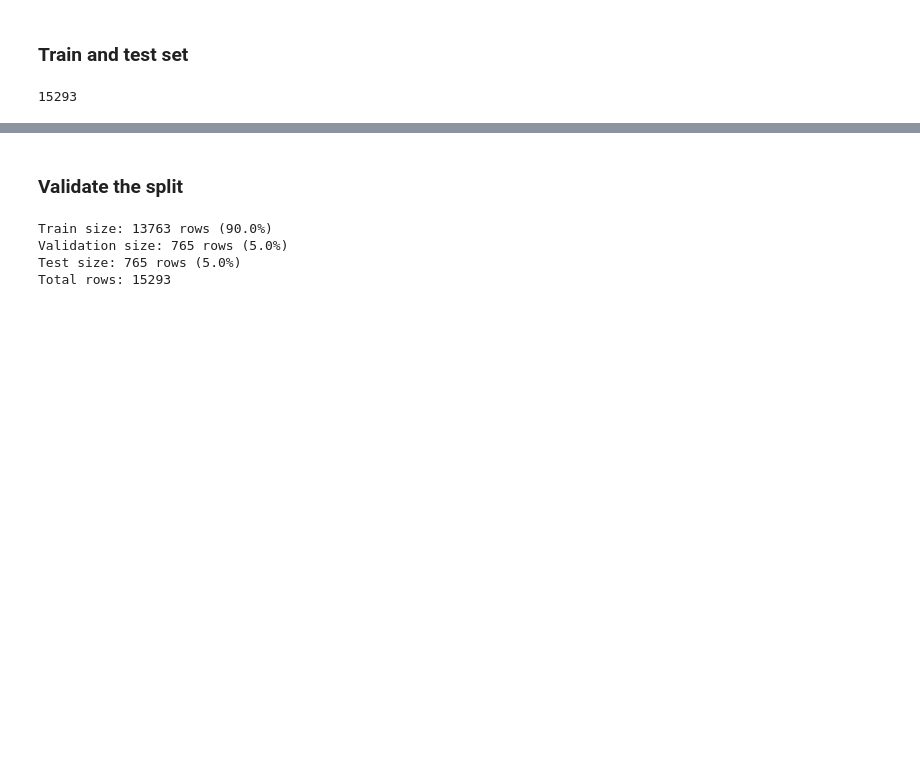
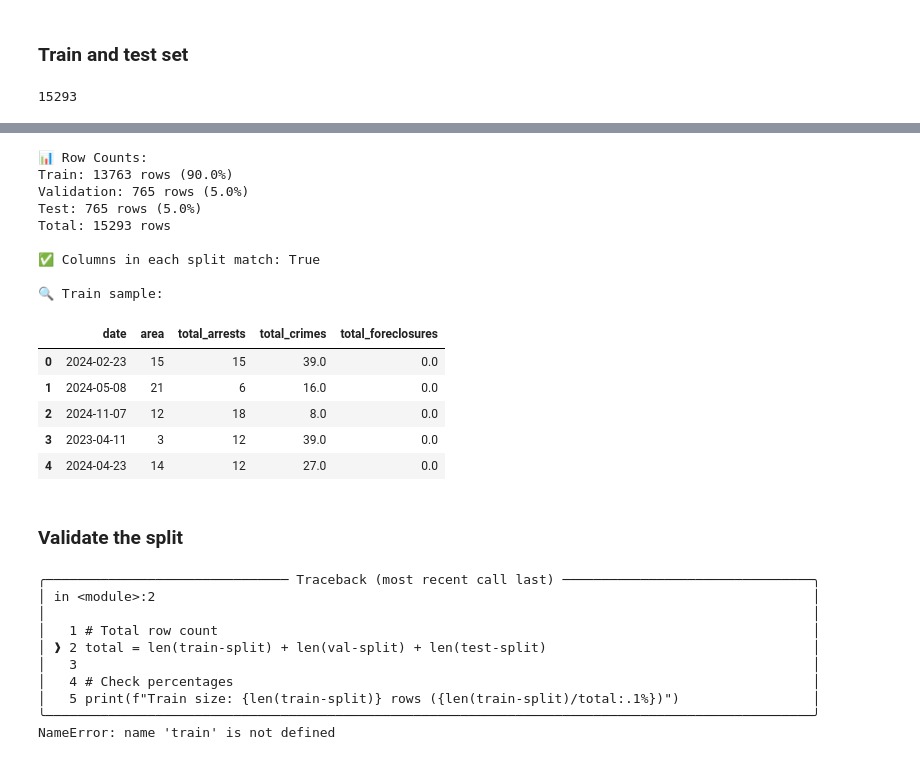
Before and after one commit to cploebell/ads-508-team-project, a Jupyter notebook: ads508_proj.ipynb, the cells around one changed output, grey strips where cells are left out. Cells and saved outputs as stored; diff of their text form; code cells hidden in the pictures; blank space fills up the shorter version.

Commit message:
Finished split of agg data

```diff
--- a/ads508_proj.ipynb
+++ b/ads508_proj.ipynb
@@ -1439,3 +1422,59 @@ quota. If AWS Service Quotas is not available, contact AWS support to request an
+# %%
+import pandas as pd
+import boto3
+import io
+
+# S3 paths
+bucket = "ads508-group7"
+prefixes = {
+    "train": "splits/train/train.csv",
+    "val": "splits/val/val.csv",
+    "test": "splits/test/test.csv"
+}
+
+# Helper to load CSVs from S3
+s3 = boto3.client("s3")
+
+def load_csv_from_s3(bucket, key):
+    obj = s3.get_object(Bucket=bucket, Key=key)
+    return pd.read_csv(io.BytesIO(obj["Body"].read()))
+
+# Load each split
+train_df = load_csv_from_s3(bucket, prefixes["train"])
+val_df = load_csv_from_s3(bucket, prefixes["val"])
+test_df = load_csv_from_s3(bucket, prefixes["test"])
+
+# Row counts
+total_rows = len(train_df) + len(val_df) + len(test_df)
+print(" Row Counts:")
+print(f"Train: {len(train_df)} rows ({len(train_df)/total_rows:.1%})")
+print(f"Validation: {len(val_df)} rows ({len(val_df)/total_rows:.1%})")
+print(f"Test: {len(test_df)} rows ({len(test_df)/total_rows:.1%})")
+print(f"Total: {total_rows} rows\n")
+
+# Optional: Check column match and quick stat
+print(" Columns in each split match:",
+      train_df.columns.equals(val_df.columns) and train_df.columns.equals(test_df.columns))
+
+# Optional: Preview
+print("\n Train sample:")
+display(train_df.head())
+# %% [output]
+📊 Row Counts:
+Train: 13763 rows (90.0%)
+Validation: 765 rows (5.0%)
+Test: 765 rows (5.0%)
+Total: 15293 rows
+
+✅ Columns in each split match: True
+
+🔍 Train sample:
+|  | date | area | total_arrests | total_crimes | total_foreclosures |
+| 0 | 2024-02-23 | 15 | 15 | 39.0 | 0.0 |
+| 1 | 2024-05-08 | 21 | 6 | 16.0 | 0.0 |
+| 2 | 2024-11-07 | 12 | 18 | 8.0 | 0.0 |
+| 3 | 2023-04-11 | 3 | 12 | 39.0 | 0.0 |
+| 4 | 2024-04-23 | 14 | 12 | 27.0 | 0.0 |
 # %%
 from sklearn.model_selection import train_test_split
 
@@ -1454,15 +1493,21 @@ combined_validation, combined_test = train_test_split(
 ### Validate the split
 # %%
 # Total row count
-total = len(combined_train) + len(combined_test) + len(combined_validation)
+total = len(train-split) + len(val-split) + len(test-split)
 
 # Check percentages
-print(f"Train size: {len(combined_train)} rows ({len(combined_train)/total:.1%})")
-print(f"Validation size: {len(combined_validation)} rows ({len(combined_validation)/total:.1%})")
-print(f"Test size: {len(combined_test)} rows ({len(combined_test)/total:.1%})")
+print(f"Train size: {len(train-split)} rows ({len(train-split)/total:.1%})")
+print(f"Validation size: {len(val-split)} rows ({len(val-split)/total:.1%})")
+print(f"Test size: {len(test-split)} rows ({len(test-split)/total:.1%})")
 print(f"Total rows: {total}")
 # %% [output]
-Train size: 13763 rows (90.0%)
-Validation size: 765 rows (5.0%)
-Test size: 765 rows (5.0%)
-Total rows: 15293
+╭─────────────────────────────── Traceback (most recent call last) ────────────────────────────────╮
+│ in <module>:2                                                                                    │
+│                                                                                                  │
+│   1 # Total row count                                                                            │
+│ ❱ 2 total = len(train-split) + len(val-split) + len(test-split)                                  │
+│   3                                                                                              │
+│   4 # Check percentages                                                                          │
+│   5 print(f"Train size: {len(train-split)} rows ({len(train-split)/total:.1%})")                 │
+╰──────────────────────────────────────────────────────────────────────────────────────────────────╯
+NameError: name 'train' is not defined
```
Also changed, not shown: parts of 10 cells of this notebook, 1 other file.
